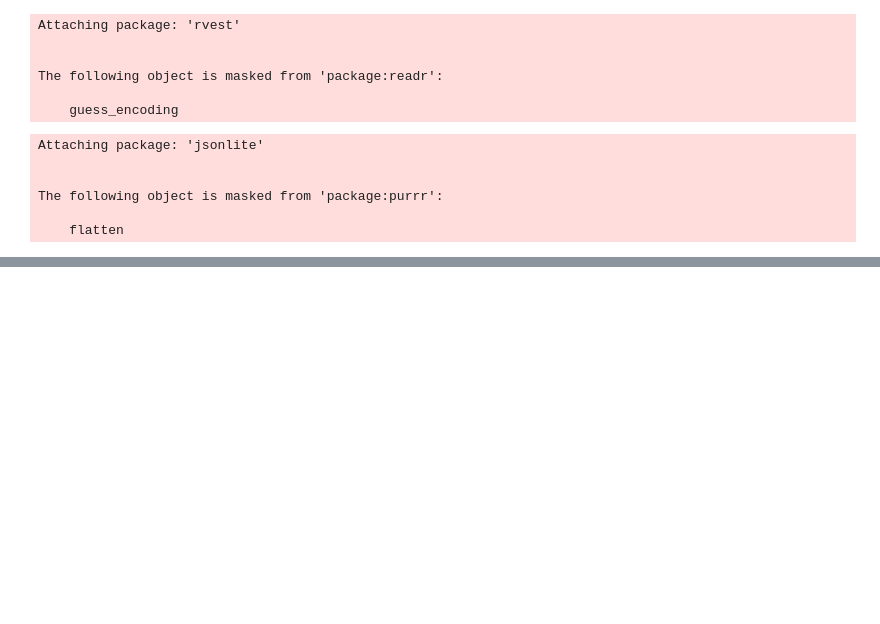
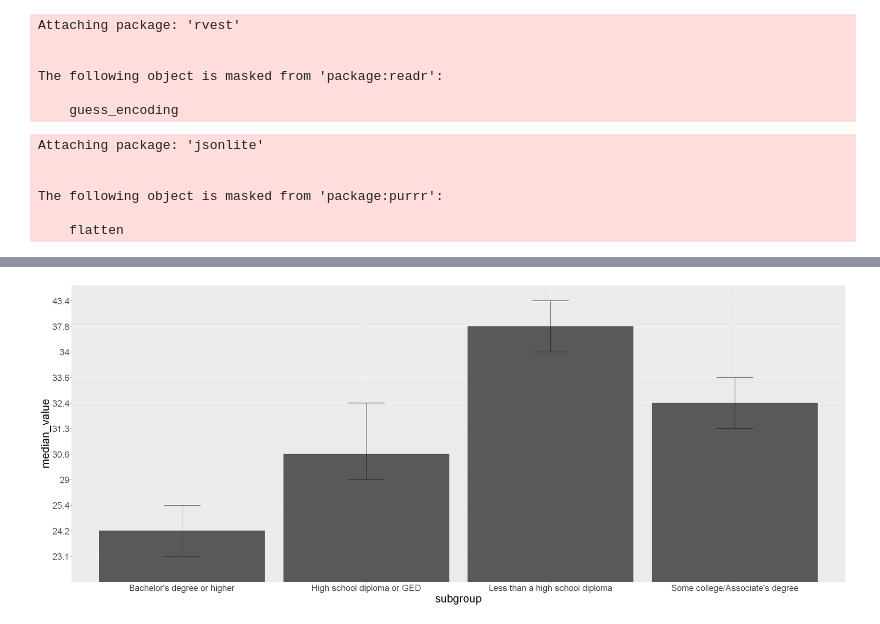
Before and after one commit to yyqbb/DATA201-Group-Project-2022, a Jupyter notebook: cdc_api.ipynb, the cells around one changed output, grey strips where cells are left out. Drawn from its saved outputs; the diff is of its cells as text; code cells hidden in the pictures; blank space fills up the shorter version.

```diff
--- a/cdc_api.ipynb
+++ b/cdc_api.ipynb
@@ -119,4 +121,5 @@ A data.frame: 1000 × 14
 | 999 | Symptoms of Anxiety Disorder or D... | By Education | United States | Bachelor's degree or higher | 1 | 5 | May 28 - June 2, 2020 | 2020-05-28T00:00:00.000 | ... |
 | 1000 | Symptoms of Anxiety Disorder or D... | By State | Alabama | Alabama | 1 | 5 | May 28 - June 2, 2020 | 2020-05-28T00:00:00.000 | ... |
 # %%
-education_df <- cdc_df %>% filter(group='By Education')
+education_df <- cdc_df %>% filter(group=='By Education')
+education_df
@@ -122,0 +146,10 @@ education_df <- cdc_df %>% filter(group='By Education')
+# %%
+education_df %>%
+    group_by(subgroup) %>%
+    summarise(median_value = median(value), high_ci = median(highci), low_ci = median(lowci)) %>%
+    ggplot(aes(x=subgroup, y=median_value)) +
+    geom_bar(stat="identity", position=position_dodge()) +
+    geom_errorbar(aes(ymin=low_ci, ymax=high_ci), width=.2, position=position_dodge(.9)) +
+    theme(text = element_text(size = 25))
+# %% [output]
+[figure, added]
```
Also changed, not shown: parts of 3 cells of this notebook, 1 other file.
